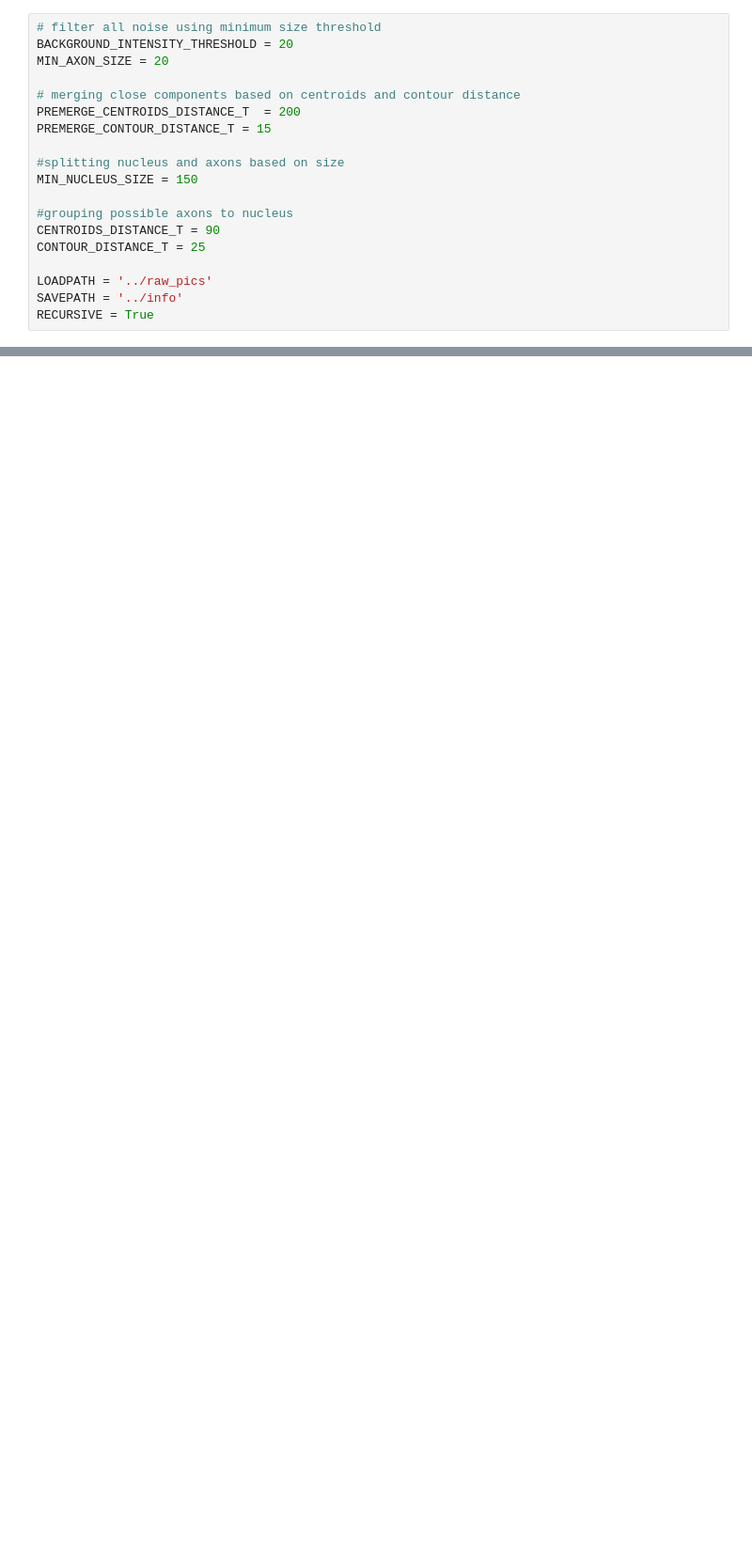
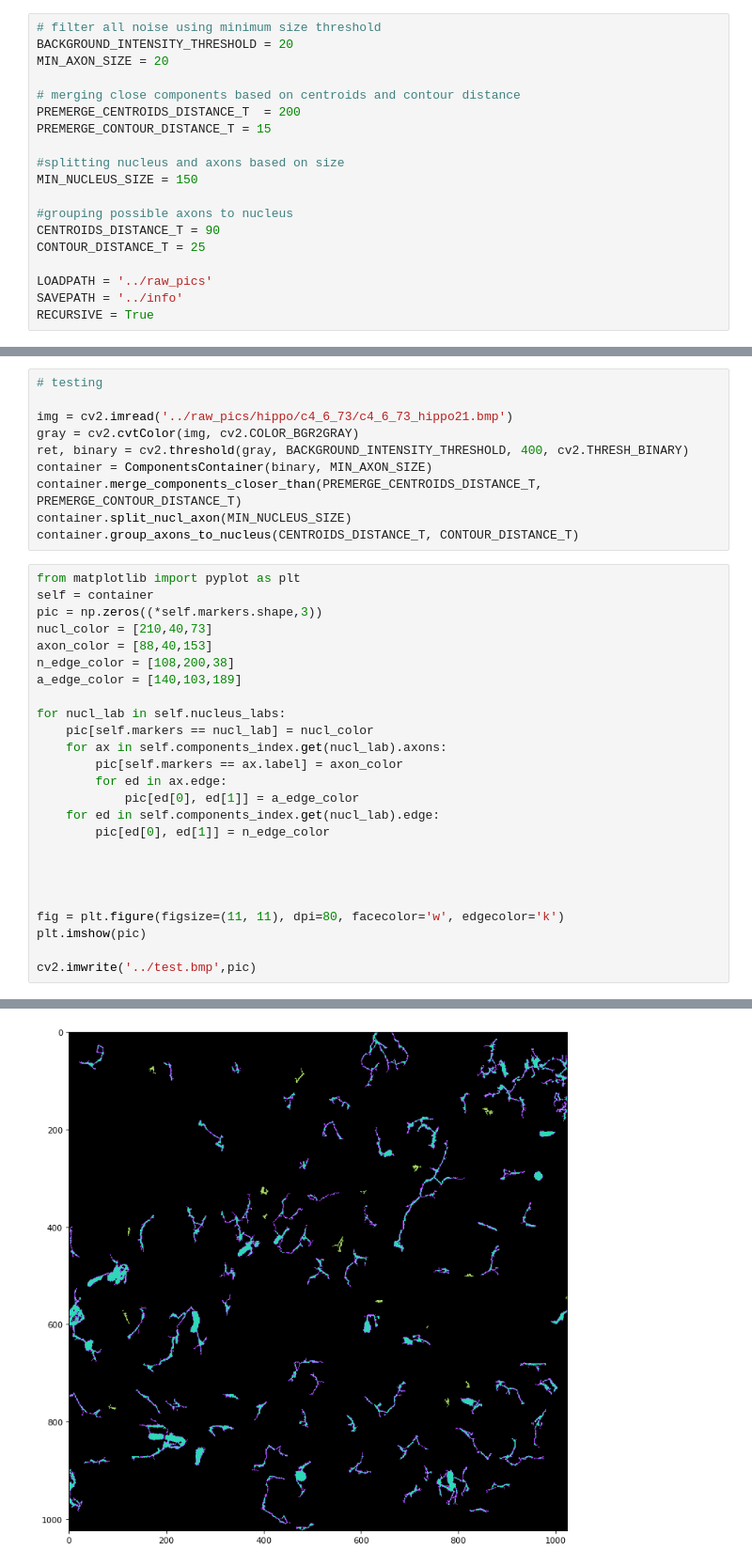
Before and after one commit to nkorobkov/microglia-or, a Jupyter notebook: notebooks/folder_processing.ipynb, the cells around one changed output, grey strips where cells are left out. Shown at 94% size. Cells and saved outputs as stored; diff of their text form; blank space fills up the shorter version.

Commit message:
fix edges issue. Add pic saving on processing.

```diff
--- a/notebooks/folder_processing.ipynb
+++ b/notebooks/folder_processing.ipynb
@@ -95,0 +98,36 @@ KeyboardInterrupt:
+# %%
+# testing
+
+img = cv2.imread('../raw_pics/hippo/с4_6_73/c4_6_73_hippo21.bmp')
+gray = cv2.cvtColor(img, cv2.COLOR_BGR2GRAY)
+ret, binary = cv2.threshold(gray, BACKGROUND_INTENSITY_THRESHOLD, 400, cv2.THRESH_BINARY)
+container = ComponentsContainer(binary, MIN_AXON_SIZE)
+container.merge_components_closer_than(PREMERGE_CENTROIDS_DISTANCE_T, PREMERGE_CONTOUR_DISTANCE_T)
+container.split_nucl_axon(MIN_NUCLEUS_SIZE)
+container.group_axons_to_nucleus(CENTROIDS_DISTANCE_T, CONTOUR_DISTANCE_T)
+# %%
+from matplotlib import pyplot as plt
+self = container
+pic = np.zeros((*self.markers.shape,3))
+nucl_color = [210,40,73]
+axon_color = [88,40,153]
+n_edge_color = [108,200,38]
+a_edge_color = [140,103,189]
+
+for nucl_lab in self.nucleus_labs:
+    pic[self.markers == nucl_lab] = nucl_color
+    for ax in self.components_index.get(nucl_lab).axons:
+        pic[self.markers == ax.label] = axon_color
+        for ed in ax.edge:
+            pic[ed[0], ed[1]] = a_edge_color
+    for ed in self.components_index.get(nucl_lab).edge:
+        pic[ed[0], ed[1]] = n_edge_color
+
+
+
+
+fig = plt.figure(figsize=(11, 11), dpi=80, facecolor='w', edgecolor='k')
+plt.imshow(pic)
+
+cv2.imwrite('../test.bmp',pic)
+# %% [output]
@@ -95,0 +135 @@ KeyboardInterrupt:
+[figure, added]
```
Also changed, not shown: parts of 4 cells of this notebook, 1 other file.
